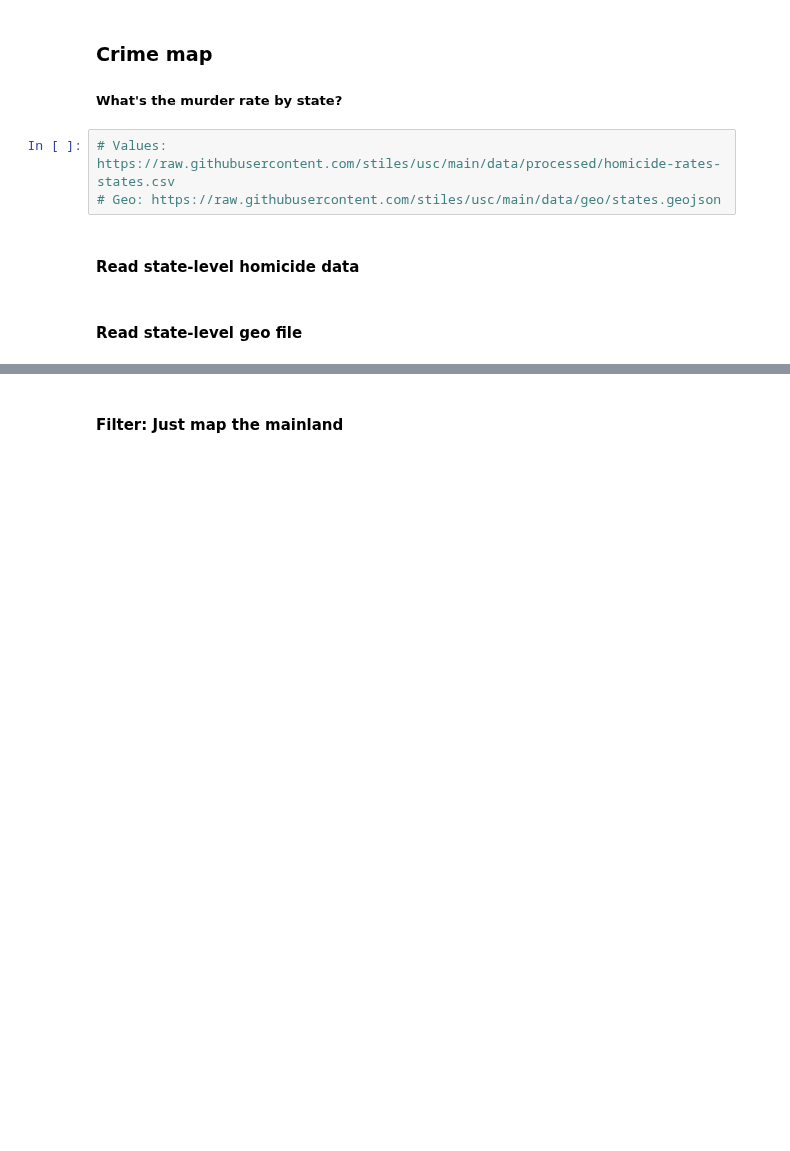
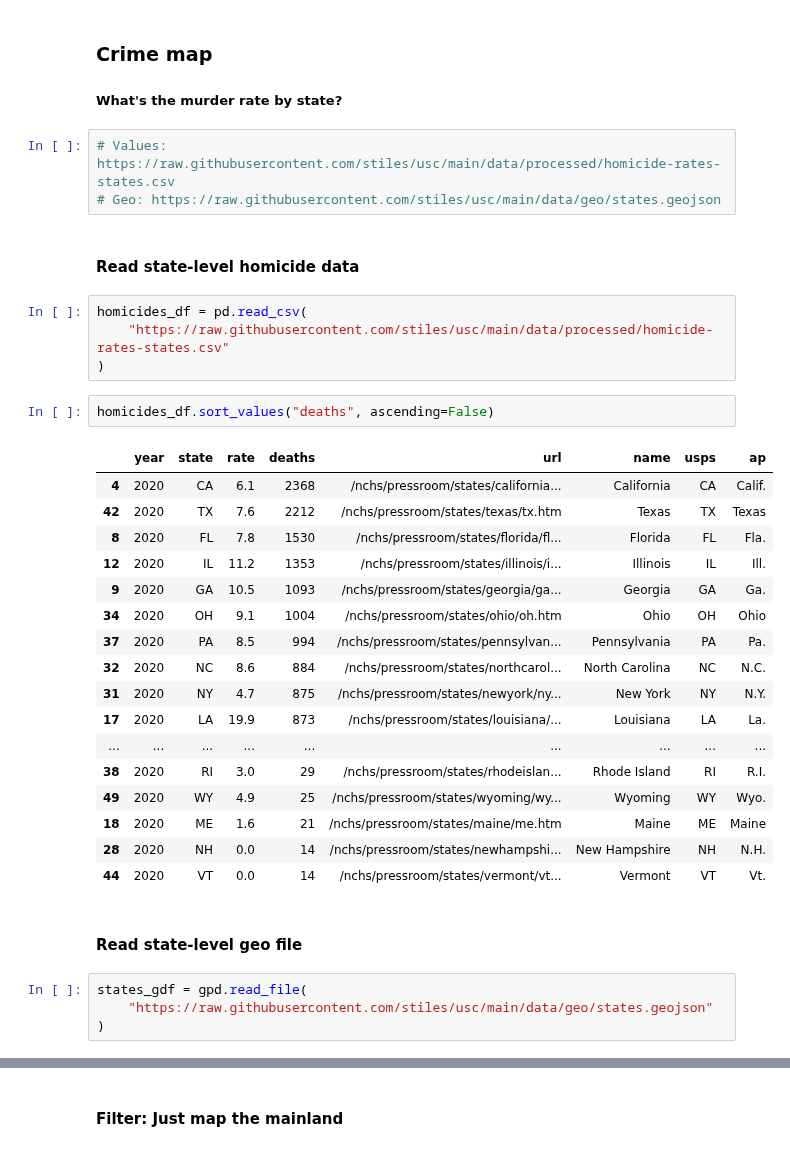
Before and after one commit to stiles/usc, a Jupyter notebook: students/gllevy/14-state-crime-map-DEMO.ipynb, the cells around one changed output, grey strips where cells are left out. Saved outputs shown, nothing was run; the diff lists cells and outputs as text; blank space fills up the shorter version.

```diff
--- a/students/gllevy/14-state-crime-map-DEMO.ipynb
+++ b/students/gllevy/14-state-crime-map-DEMO.ipynb
@@ -19,5 +19,33 @@ pd.options.display.max_rows = 1000
 # Geo: https://raw.githubusercontent.com/stiles/usc/main/data/geo/states.geojson
 # %% [markdown]
 #### Read state-level homicide data
+# %%
+homicides_df = pd.read_csv(
+    "https://raw.githubusercontent.com/stiles/usc/main/data/processed/homicide-rates-states.csv"
+)
+# %%
+homicides_df.sort_values("deaths", ascending=False)
+# %% [output]
+|  | year | state | rate | deaths | url | name | usps | ap |
+| 4 | 2020 | CA | 6.1 | 2368 | /nchs/pressroom/states/california... | California | CA | Calif. |
+| 42 | 2020 | TX | 7.6 | 2212 | /nchs/pressroom/states/texas/tx.htm | Texas | TX | Texas |
+| 8 | 2020 | FL | 7.8 | 1530 | /nchs/pressroom/states/florida/fl... | Florida | FL | Fla. |
+| 12 | 2020 | IL | 11.2 | 1353 | /nchs/pressroom/states/illinois/i... | Illinois | IL | Ill. |
+| 9 | 2020 | GA | 10.5 | 1093 | /nchs/pressroom/states/georgia/ga... | Georgia | GA | Ga. |
+| 34 | 2020 | OH | 9.1 | 1004 | /nchs/pressroom/states/ohio/oh.htm | Ohio | OH | Ohio |
+| 37 | 2020 | PA | 8.5 | 994 | /nchs/pressroom/states/pennsylvan... | Pennsylvania | PA | Pa. |
+| 32 | 2020 | NC | 8.6 | 884 | /nchs/pressroom/states/northcarol... | North Carolina | NC | N.C. |
+| 31 | 2020 | NY | 4.7 | 875 | /nchs/pressroom/states/newyork/ny... | New York | NY | N.Y. |
+| 17 | 2020 | LA | 19.9 | 873 | /nchs/pressroom/states/louisiana/... | Louisiana | LA | La. |
+| ... | ... | ... | ... | ... | ... | ... | ... | ... |
+| 38 | 2020 | RI | 3.0 | 29 | /nchs/pressroom/states/rhodeislan... | Rhode Island | RI | R.I. |
+| 49 | 2020 | WY | 4.9 | 25 | /nchs/pressroom/states/wyoming/wy... | Wyoming | WY | Wyo. |
+| 18 | 2020 | ME | 1.6 | 21 | /nchs/pressroom/states/maine/me.htm | Maine | ME | Maine |
+| 28 | 2020 | NH | 0.0 | 14 | /nchs/pressroom/states/newhampshi... | New Hampshire | NH | N.H. |
+| 44 | 2020 | VT | 0.0 | 14 | /nchs/pressroom/states/vermont/vt... | Vermont | VT | Vt. |
 # %% [markdown]
 #### Read state-level geo file
+# %%
+states_gdf = gpd.read_file(
+    "https://raw.githubusercontent.com/stiles/usc/main/data/geo/states.geojson"
+)
```
Also changed, not shown: parts of 8 cells of this notebook, 2 other files.
